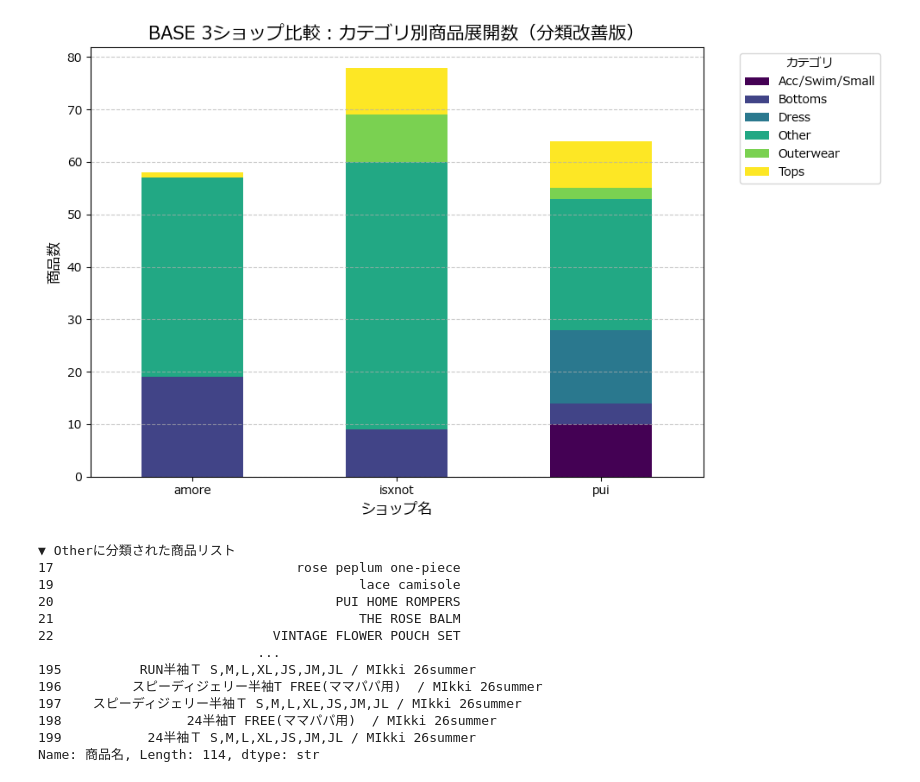
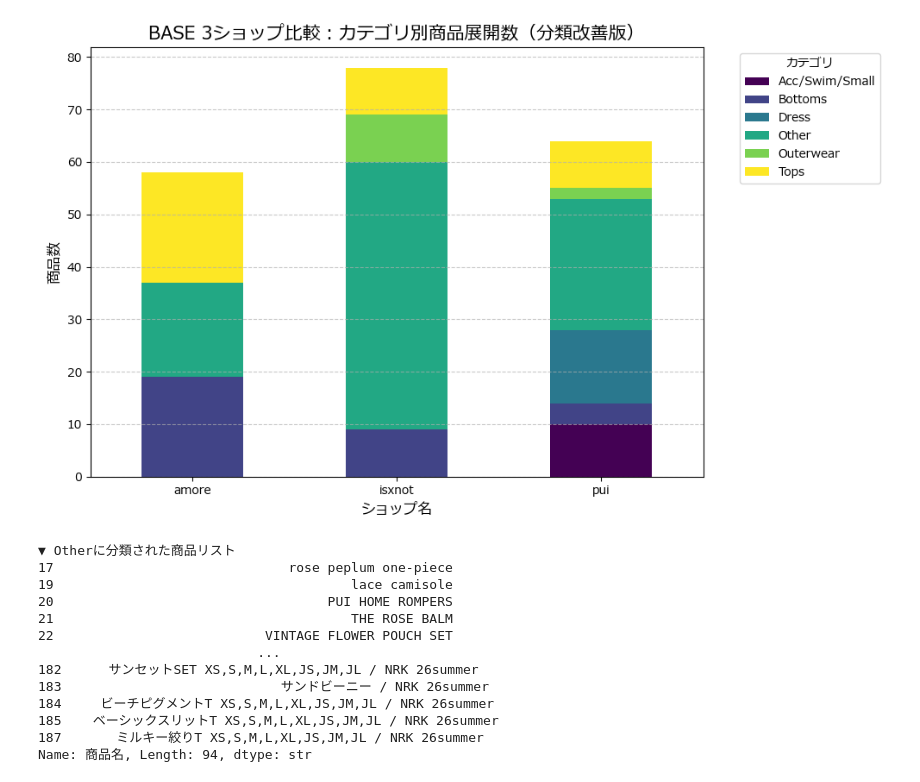
Before and after one commit to kaonashimaster/fashion-rec-engine, a Jupyter notebook: analysis.ipynb, the cells around one changed output. Cells and saved outputs as stored; diff of their text form; code cells hidden in the pictures.

```diff
--- a/analysis.ipynb
+++ b/analysis.ipynb
@@ -9,7 +9,7 @@ df = pd.read_csv("combined_base_data.csv")
 def infer_category(name):
     name = str(name).lower()
     # トップス
-    if any(k in name for k in ['top', 'tee', 'tシャツ', 'シャツ', 'ブラウス', 'blouse', 'tops', 'ニット', 'knit' ,'カーディガン']):
+    if any(k in name for k in ['top', 'tee', 'tシャツ', 'シャツ', 'ブラウス', 'blouse', 'tops', 'ニット', 'knit' ,'カーディガン', '半袖']):
         return 'Tops'
     # ワンピース
     if any(k in name for k in ['dress', 'onepiece', 'ワンピース', 'one piece', 'ドレス']):
@@ -23,44 +23,44 @@ def infer_category(name):
     # 小物・水着（swimやsocksをここに集約）
     if any(k in name for k in ['bag', 'accessories', 'ピアス', 'ネックレス', 'バッグ', 'swim', '水着', 'socks', '靴下']):
         return 'Acc/Swim/Small'
 
     # どれにも当てはまらないものが Other
     return 'Other'
 
 df['Category'] = df['商品名'].apply(infer_category)
 
 # 3. 集計（ショップごと、カテゴリごとの件数）
 cat_counts = df.groupby(['ショップ名', 'Category']).size().unstack(fill_value=0)
 
 # 4. グラフの描画
 plt.rcParams['font.family'] = 'Meiryo' # Windowsの日本語文字化け対策
 cat_counts.plot(kind='bar', stacked=True, figsize=(10, 6), colormap='viridis')
 
 plt.title("BASE 3ショップ比較：カテゴリ別商品展開数（分類改善版）", fontsize=15)
 plt.xlabel("ショップ名", fontsize=12)
 plt.ylabel("商品数", fontsize=12)
 plt.legend(title="カテゴリ", bbox_to_anchor=(1.05, 1), loc='upper left')
 plt.xticks(rotation=0)
 plt.grid(axis='y', linestyle='--', alpha=0.7)
 
 plt.tight_layout()
 plt.show()
 
 # おまけ：Otherに分類されてしまった商品の名前全て表示
 print("▼ Otherに分類された商品リスト")
 print(df[df['Category'] == 'Other']['商品名'])
 # %% [output]
-[figure, old version]
+[figure, new version]
 ▼ Otherに分類された商品リスト
-17                               rose peplum one-piece
-19                                       lace camisole
-20                                    PUI HOME ROMPERS
-21                                       THE ROSE BALM
-22                            VINTAGE FLOWER POUCH SET
+17                              rose peplum one-piece
+19                                      lace camisole
+20                                   PUI HOME ROMPERS
+21                                      THE ROSE BALM
+22                           VINTAGE FLOWER POUCH SET
                             ...
-195          RUN半袖Ｔ S,M,L,XL,JS,JM,JL / MIkki 26summer
-196         スピーディジェリー半袖T FREE(ママパパ用)  / MIkki 26summer
-197    スピーディジェリー半袖Ｔ S,M,L,XL,JS,JM,JL / MIkki 26summer
-198                24半袖T FREE(ママパパ用)  / MIkki 26summer
-199           24半袖Ｔ S,M,L,XL,JS,JM,JL / MIkki 26summer
-Name: 商品名, Length: 114, dtype: str
+182      サンセットSET XS,S,M,L,XL,JS,JM,JL / NRK 26summer
+183                            サンドビーニー / NRK 26summer
+184     ビーチピグメントT XS,S,M,L,XL,JS,JM,JL / NRK 26summer
+185    ベーシックスリットT XS,S,M,L,XL,JS,JM,JL / NRK 26summer
+187       ミルキー絞りT XS,S,M,L,XL,JS,JM,JL / NRK 26summer
+Name: 商品名, Length: 94, dtype: str
```
